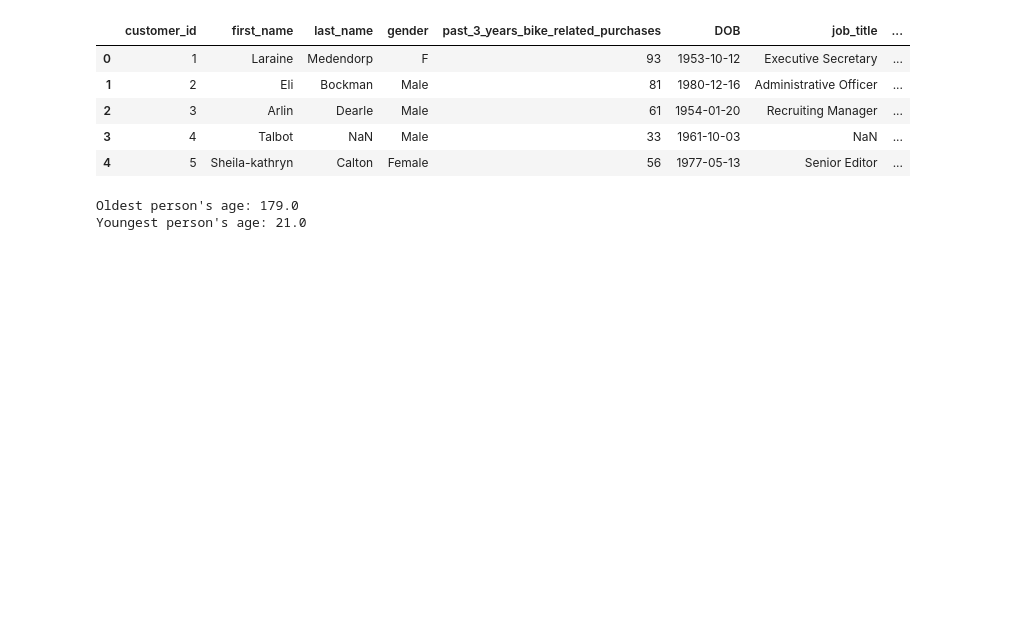
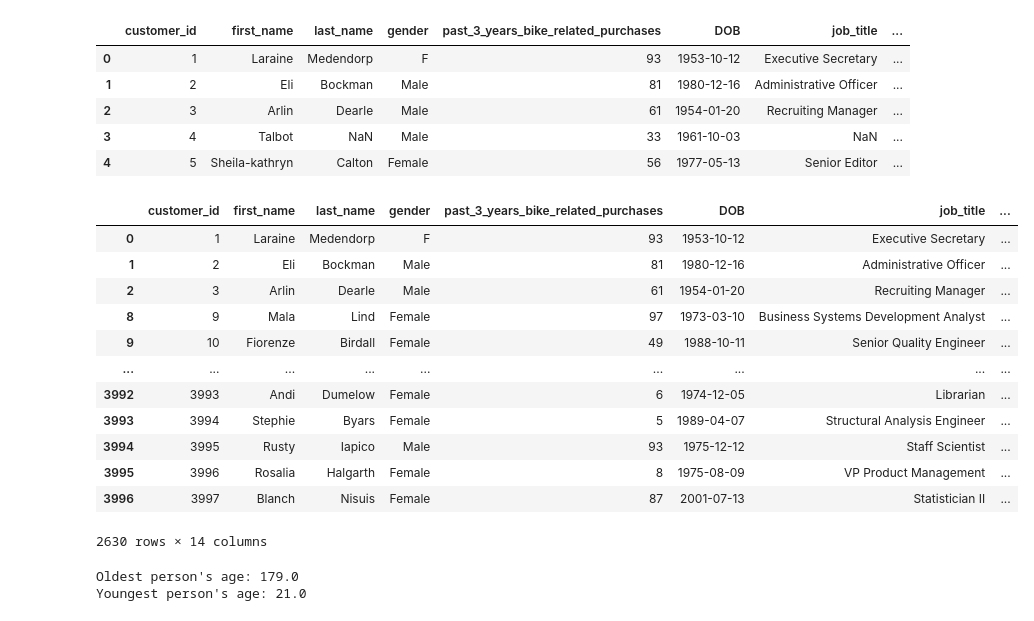
Before and after one commit to SueMungai/KPMG-virtual-internship-experience, a Jupyter notebook: task_2.ipynb, the cells around one changed output. Saved outputs shown, nothing was run; the diff lists cells and outputs as text; code cells hidden in the pictures; blank space fills up the shorter version.

```diff
--- a/task_2.ipynb
+++ b/task_2.ipynb
@@ -84,6 +84,22 @@ CustomerDemographic_df.head()
 | 2 | 3 | Arlin | Dearle | Male | 61 | 1954-01-20 | Recruiting Manager | ... |
 | 3 | 4 | Talbot | NaN | Male | 33 | 1961-10-03 | NaN | ... |
 | 4 | 5 | Sheila-kathryn | Calton | Female | 56 | 1977-05-13 | Senior Editor | ... |
+# %%
+CustomerDemographic_df.dropna()
+# %% [output]
+|  | customer_id | first_name | last_name | gender | past_3_years_bike_related_purchases | DOB | job_title | ... |
+| 0 | 1 | Laraine | Medendorp | F | 93 | 1953-10-12 | Executive Secretary | ... |
+| 1 | 2 | Eli | Bockman | Male | 81 | 1980-12-16 | Administrative Officer | ... |
+| 2 | 3 | Arlin | Dearle | Male | 61 | 1954-01-20 | Recruiting Manager | ... |
+| 8 | 9 | Mala | Lind | Female | 97 | 1973-03-10 | Business Systems Development Analyst | ... |
+| 9 | 10 | Fiorenze | Birdall | Female | 49 | 1988-10-11 | Senior Quality Engineer | ... |
+| ... | ... | ... | ... | ... | ... | ... | ... | ... |
+| 3992 | 3993 | Andi | Dumelow | Female | 6 | 1974-12-05 | Librarian | ... |
+| 3993 | 3994 | Stephie | Byars | Female | 5 | 1989-04-07 | Structural Analysis Engineer | ... |
+| 3994 | 3995 | Rusty | Iapico | Male | 93 | 1975-12-12 | Staff Scientist | ... |
+| 3995 | 3996 | Rosalia | Halgarth | Female | 8 | 1975-08-09 | VP Product Management | ... |
+| 3996 | 3997 | Blanch | Nisuis | Female | 87 | 2001-07-13 | Statistician II | ... |
+2630 rows × 14 columns
 # %%
 oldest_age = CustomerDemographic_df['Age'].max()
 youngest_age = CustomerDemographic_df['Age'].min()
```
Also changed, not shown: parts of 1 cell of this notebook.
